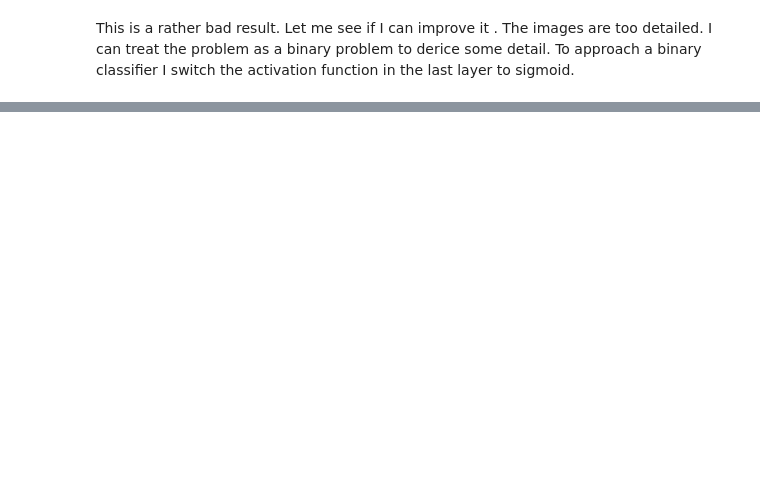
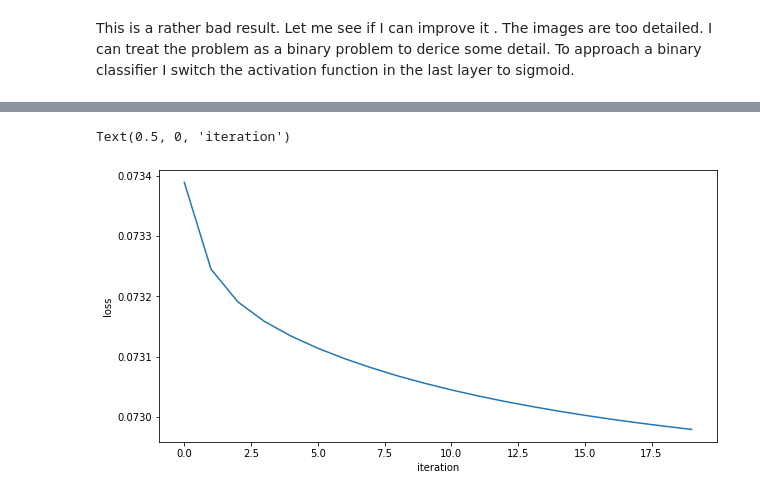
Before and after one commit to FedeleDelvecchio/MLPNS, a Jupyter notebook: Class/Lez20_28042021.ipynb, the cells around one changed output, grey strips where cells are left out. Cells and saved outputs as stored; diff of their text form; code cells hidden in the pictures; blank space fills up the shorter version.

```diff
--- a/Class/Lez20_28042021.ipynb
+++ b/Class/Lez20_28042021.ipynb
@@ -307,0 +348,7 @@ Text(0.5, 0, 'iteration')
+# %%
+model_digits64_bce = model_digits64_sig
+# %%
+model_digits64_bce.compile(optimizer="adadelta", loss="binary_crossentropy")
+history64_bce = model_digits64_bce.fit(x_train, x_train,
+                                       validation_data=(x_test, x_test),
+                                       epochs=20, batch_size=100, verbose=1)
@@ -307,0 +373,9 @@ Text(0.5, 0, 'iteration')
+# %%
+pl.plot(np.array(history64_bce.history['loss']))
+pl.ylabel('loss')
+pl.xlabel('iteration')
+#pl.yscale('log')
+#pl.xscale('log')
+# %% [output]
+Text(0.5, 0, 'iteration')
+[figure, added]
```
Also changed, not shown: parts of 15 cells of this notebook.
